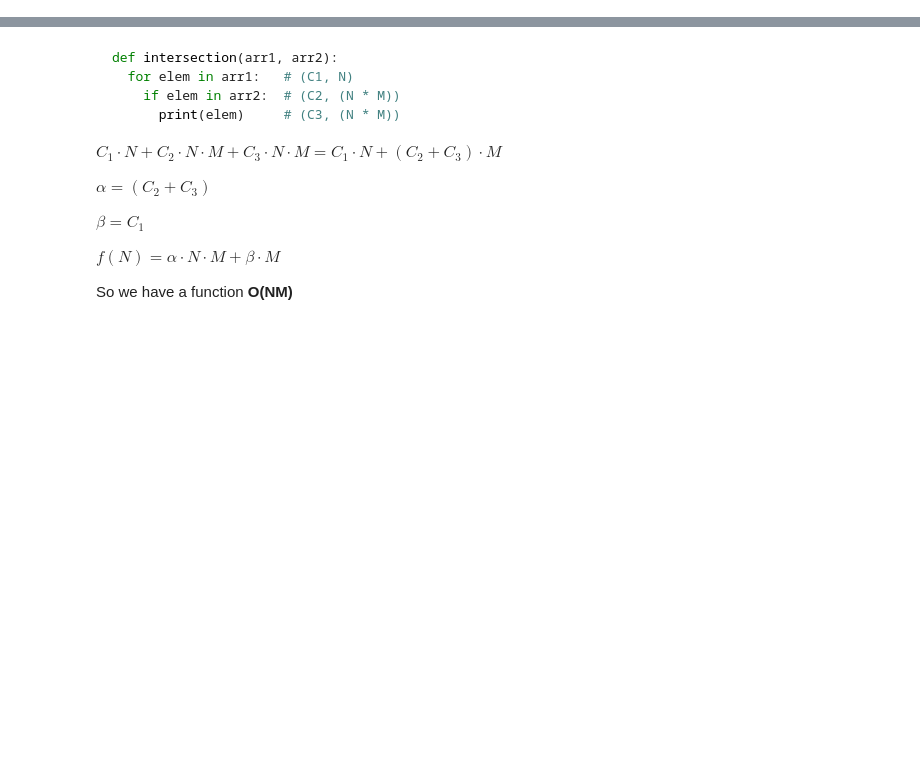
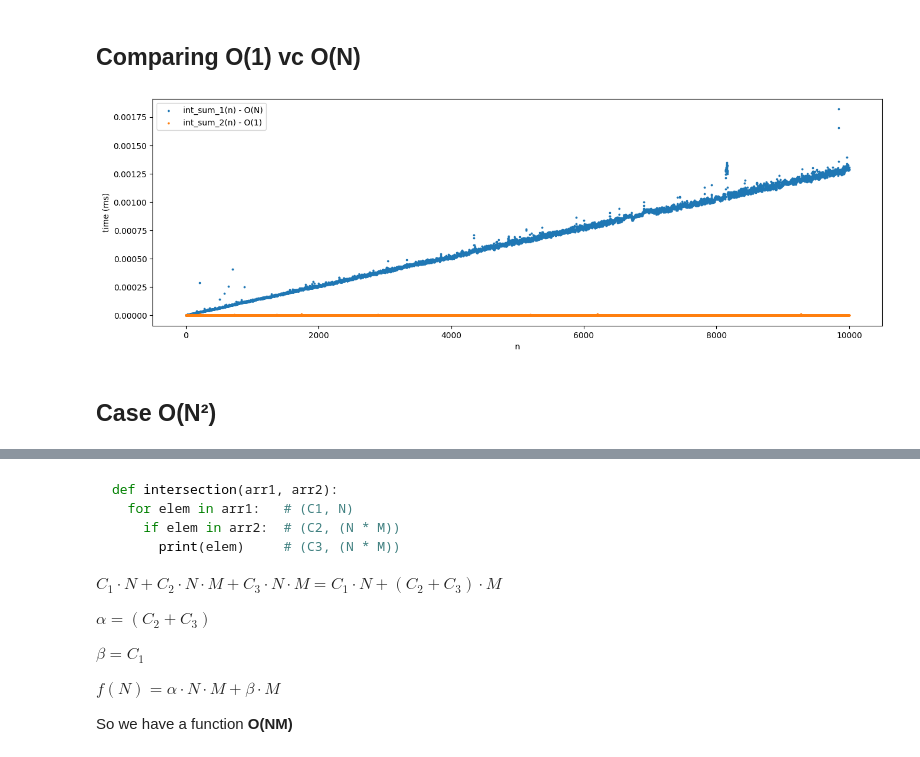
Before and after one commit to DinizMaths/algorithms_and_data_structure, a Jupyter notebook: week_5/Algorithm_Complexity.ipynb, the cells around one changed output, grey strips where cells are left out. Drawn from its saved outputs; the diff is of its cells as text; code cells hidden in the pictures; blank space fills up the shorter version.

```diff
--- a/week_5/Algorithm_Complexity_2.ipynb
+++ b/week_5/Algorithm_Complexity.ipynb
@@ -4,0 +13,9 @@ Continuation of [Algorithm Complexity 1](./Algorithm_Complexity_1.ipynb)
+# %%
+def int_sum_1(n):
+  sum = 0
+
+  while n > 0:
+    sum += n
+    n -= 1
+
+  return sum
@@ -4,0 +51,3 @@ Continuation of [Algorithm Complexity 1](./Algorithm_Complexity_1.ipynb)
+# %%
+def int_sum_2(n):
+  return n * (n + 1) / 2
@@ -5 +94,3 @@ Continuation of [Algorithm Complexity 1](./Algorithm_Complexity_1.ipynb)
+# %% [markdown]
+## Comparing O(1) vc O(N)
 # %%
@@ -6,3 +98,37 @@ Continuation of [Algorithm Complexity 1](./Algorithm_Complexity_1.ipynb)
 import numpy as np
 
 import matplotlib.pyplot as plt
+# %%
+numbers = np.arange(0, 10001, 1)
+
+def compute_time(func, numbers: list):
+  timers = []
+
+  for num in numbers:
+    tick = time.time()
+
+    func(num)
+
+    tack = time.time()
+
+    timers.append(tack - tick)
+
+  return timers
+# %%
+times_1 = compute_time(int_sum_1, numbers)
+times_2 = compute_time(int_sum_2, numbers)
+
+plt.figure(figsize=(16, 5))
+
+plt.scatter(x=numbers, y=times_1, label="int_sum_1(n) - O(N)", s=3)
+plt.scatter(x=numbers, y=times_2, label="int_sum_2(n) - O(1)", s=3)
+
+plt.xlabel("n")
+plt.ylabel("time (ms)")
+
+plt.legend()
+plt.show()
+# %% [output]
+[figure, added]
+# %% [markdown]
+## Case O(N²)
```
Also changed, not shown: parts of 16 cells of this notebook, 1 other file.
